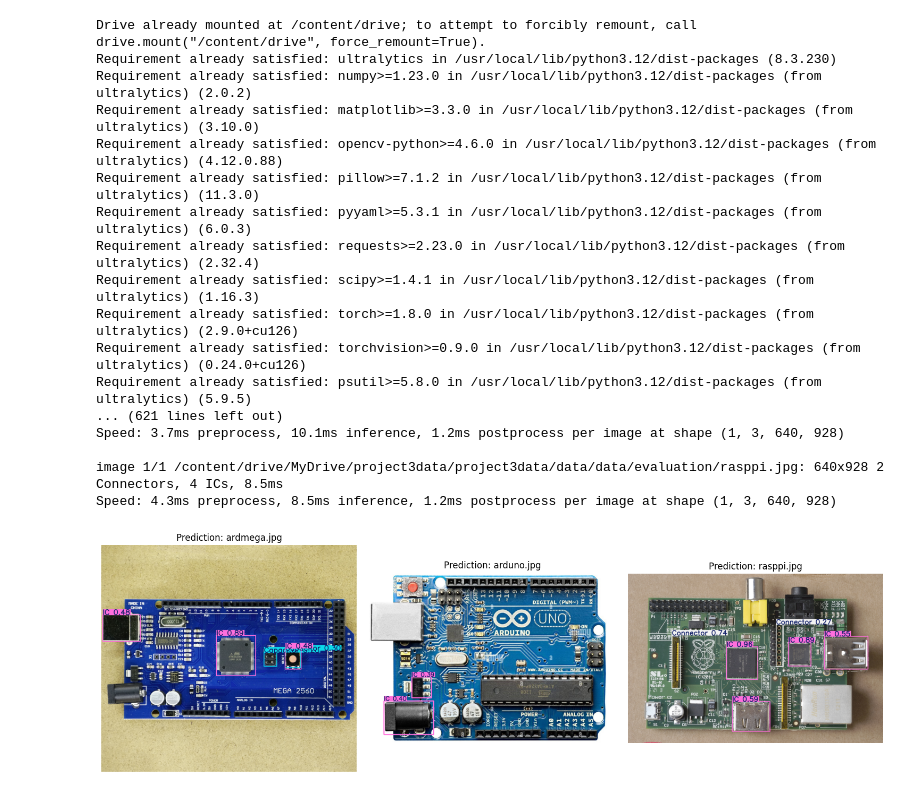
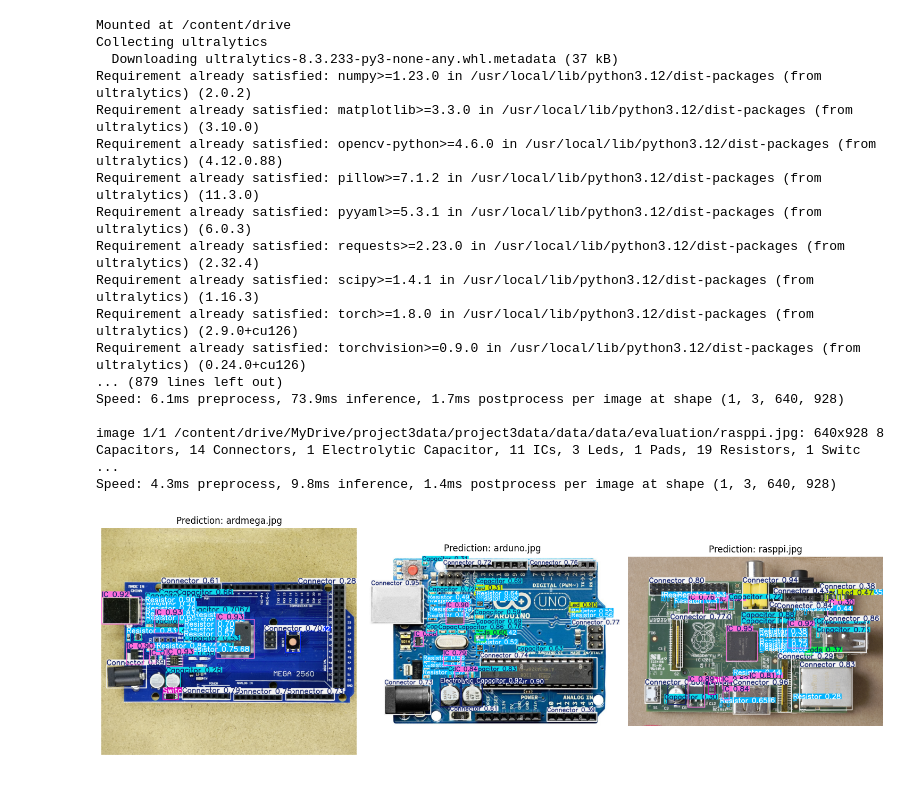
Before and after one commit to ZaidAl2004/AER850_Project3, a Jupyter notebook: AER850_Project3.ipynb, the cells around one changed output. Drawn from its saved outputs; the diff is of its cells as text; code cells hidden in the pictures.

```diff
--- a/AER850_Project3.ipynb
+++ b/AER850_Project3.ipynb
@@ -119,8 +119,8 @@ model = YOLO("yolo11n.pt")
 #Training the model
 model.train(
     data='/content/drive/MyDrive/project3data/project3data/data/data/data.yaml',
-    epochs = 100,
-    batch = 4,
+    epochs = 150,
+    batch = 8,
     imgsz = 960,
     name='pcb_detector_v11'
 )
@@ -148,38 +148,38 @@ for path in image_paths:
     annotated = results[0].plot()  # returns a NumPy image
     annotated = cv2.cvtColor(annotated, cv2.COLOR_BGR2RGB)
     pred_images.append((annotated, path))
 
 #Plotting the results from pred_images
 num_imgs = len(pred_images)
 cols = 3
 rows = (num_imgs + cols - 1) // cols  # auto-adjust rows
 
 plt.figure(figsize=(15, 5 * rows))
 
 for i, (img, path) in enumerate(pred_images):
     plt.subplot(rows, cols, i + 1)
     plt.imshow(img)
     plt.title(f"Prediction: {path.split('/')[-1]}")
     plt.axis("off")
 
 plt.tight_layout()
 plt.show()
 # %% [output]
-Drive already mounted at /content/drive; to attempt to forcibly remount, call drive.mount("/content/drive", force_remount=True).
-Requirement already satisfied: ultralytics in /usr/local/lib/python3.12/dist-packages (8.3.230)
+Mounted at /content/drive
+Collecting ultralytics
+  Downloading ultralytics-8.3.233-py3-none-any.whl.metadata (37 kB)
 Requirement already satisfied: numpy>=1.23.0 in /usr/local/lib/python3.12/dist-packages (from ultralytics) (2.0.2)
 Requirement already satisfied: matplotlib>=3.3.0 in /usr/local/lib/python3.12/dist-packages (from ultralytics) (3.10.0)
 Requirement already satisfied: opencv-python>=4.6.0 in /usr/local/lib/python3.12/dist-packages (from ultralytics) (4.12.0.88)
 Requirement already satisfied: pillow>=7.1.2 in /usr/local/lib/python3.12/dist-packages (from ultralytics) (11.3.0)
 Requirement already satisfied: pyyaml>=5.3.1 in /usr/local/lib/python3.12/dist-packages (from ultralytics) (6.0.3)
 Requirement already satisfied: requests>=2.23.0 in /usr/local/lib/python3.12/dist-packages (from ultralytics) (2.32.4)
 Requirement already satisfied: scipy>=1.4.1 in /usr/local/lib/python3.12/dist-packages (from ultralytics) (1.16.3)
 Requirement already satisfied: torch>=1.8.0 in /usr/local/lib/python3.12/dist-packages (from ultralytics) (2.9.0+cu126)
 Requirement already satisfied: torchvision>=0.9.0 in /usr/local/lib/python3.12/dist-packages (from ultralytics) (0.24.0+cu126)
-Requirement already satisfied: psutil>=5.8.0 in /usr/local/lib/python3.12/dist-packages (from ultralytics) (5.9.5)
-... (621 lines left out)
-Speed: 3.7ms preprocess, 10.1ms inference, 1.2ms postprocess per image at shape (1, 3, 640, 928)
+... (879 lines left out)
+Speed: 6.1ms preprocess, 73.9ms inference, 1.7ms postprocess per image at shape (1, 3, 640, 928)
 
-image 1/1 /content/drive/MyDrive/project3data/project3data/data/data/evaluation/rasppi.jpg: 640x928 2 Connectors, 4 ICs, 8.5ms
-Speed: 4.3ms preprocess, 8.5ms inference, 1.2ms postprocess per image at shape (1, 3, 640, 928)
+image 1/1 /content/drive/MyDrive/project3data/project3data/data/data/evaluation/rasppi.jpg: 640x928 8 Capacitors, 14 Connectors, 1 Electrolytic Capacitor, 11 ICs, 3 Leds, 1 Pads, 19 Resistors, 1 Switc ...
+Speed: 4.3ms preprocess, 9.8ms inference, 1.4ms postprocess per image at shape (1, 3, 640, 928)
-[figure, old version]
+[figure, new version]
```
